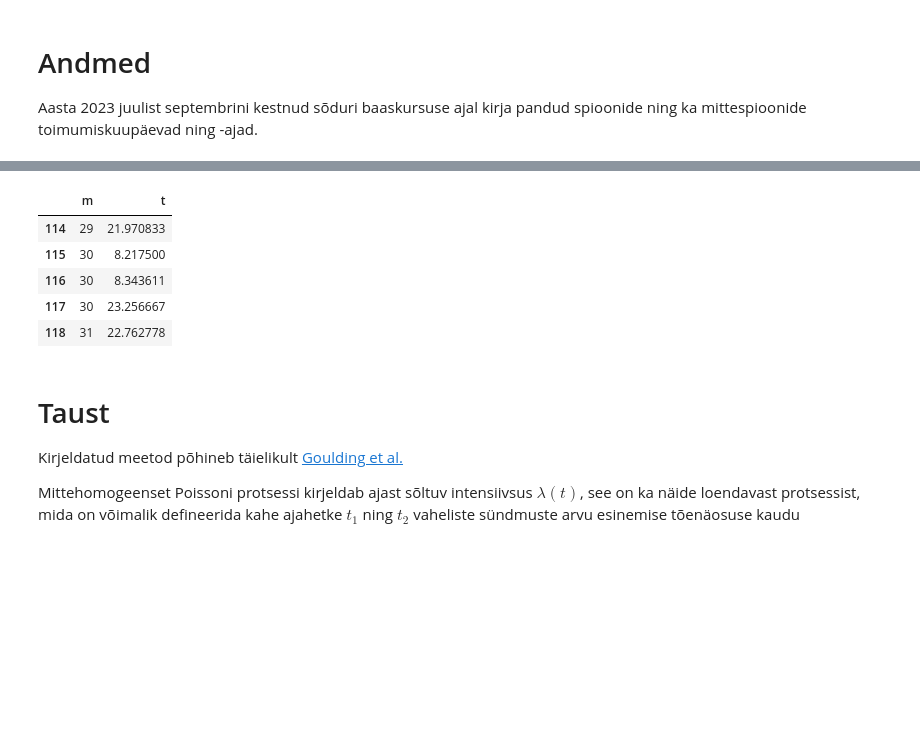
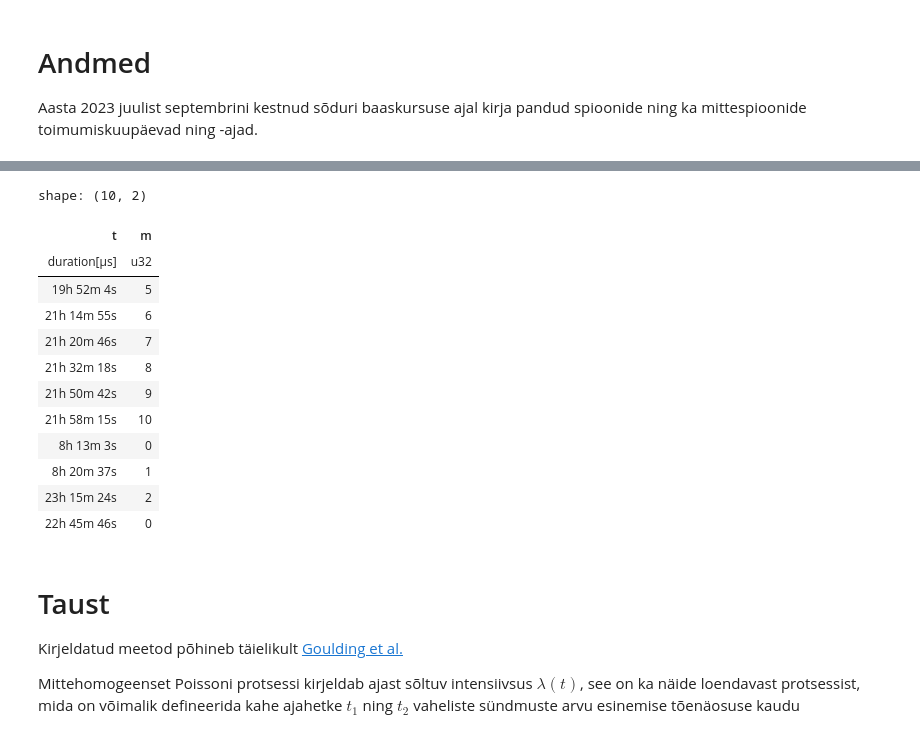
Before and after one commit to mart-mihkel/spioonid, a Jupyter notebook: mudel.ipynb, the cells around one changed output, grey strips where cells are left out. Cells and saved outputs as stored; diff of their text form; code cells hidden in the pictures; blank space fills up the shorter version.

Commit message:
ngroup

```diff
--- a/mudel.ipynb
+++ b/mudel.ipynb
@@ -38,23 +38,27 @@ shape: (119, 3)
 # %%
-def build_df(filename: str) -> pd.DataFrame:
-    data = pd.read_csv(filename)
-
-    data['kuupäev'] = data['kuupäev'].apply(lambda x: datetime.fromisoformat(x))
-    data['m'] = data['kuupäev'].apply(lambda x: x.timetuple().tm_yday)
-    data['m'] = data.groupby('m').ngroup()
-    data['t'] = data['kuupäev'].apply(lambda x: (x - x.replace(hour=0, minute=0, second=0)).total_seconds() / 3600)
-
-    return data.drop(columns=['kuupäev'])
+def build_df(filename: str) -> pl.DataFrame:
+    return pl.read_csv(filename, try_parse_dates=True).with_columns(
+        (pl.col('kuupäev') - pl.col('kuupäev').dt.strftime('%Y-%m-%d').str.strptime(pl.Datetime)).alias('t'),
+        pl.col('kuupäev').dt.ordinal_day().alias('m')).with_columns(
+        pl.col('m').cumcount().over('m').alias('m')
+    ).drop('kuupäev')
 # %%
 df = build_df('andmed/spioonid.csv')
-df.tail()
+df.tail(10)
 # %% [output]
+shape: (10, 2)
-|  | m | t |
-| 114 | 29 | 21.970833 |
-| 115 | 30 | 8.217500 |
-| 116 | 30 | 8.343611 |
-| 117 | 30 | 23.256667 |
-| 118 | 31 | 22.762778 |
+| t | m |
+| duration[μs] | u32 |
+| 19h 52m 4s | 5 |
+| 21h 14m 55s | 6 |
+| 21h 20m 46s | 7 |
+| 21h 32m 18s | 8 |
+| 21h 50m 42s | 9 |
+| 21h 58m 15s | 10 |
+| 8h 13m 3s | 0 |
+| 8h 20m 37s | 1 |
+| 23h 15m 24s | 2 |
+| 22h 45m 46s | 0 |
 # %% [markdown]
 # Taust
 Kirjeldatud meetod põhineb täielikult [Goulding et al.](https://www.cs.nott.ac.uk/~pszgss/goulding2016event_preprint.pdf)
```
Also changed, not shown: parts of 3 cells of this notebook.
